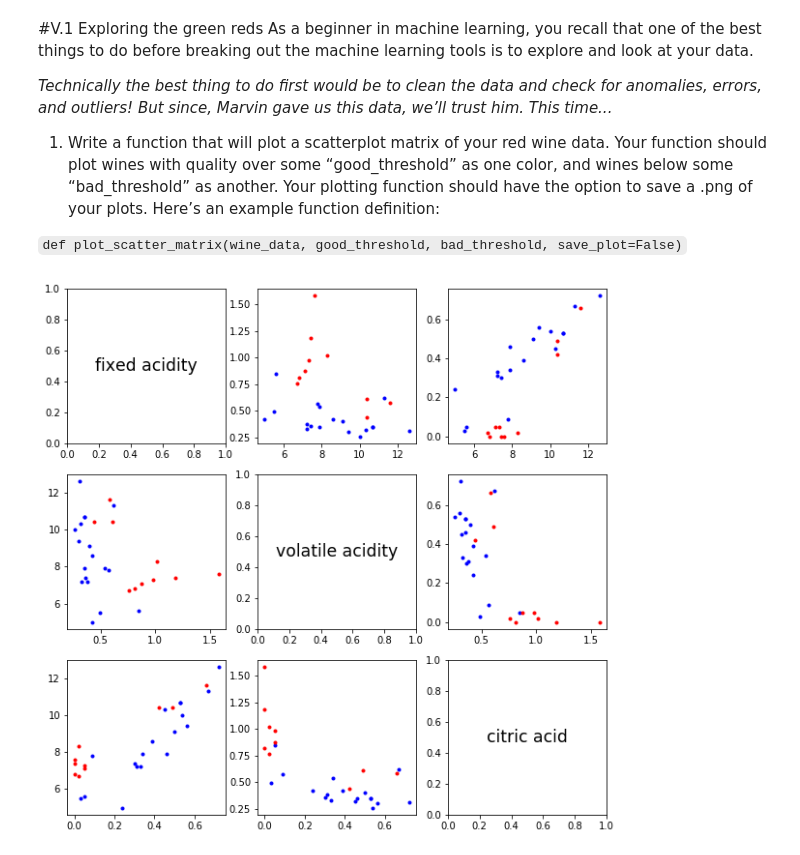
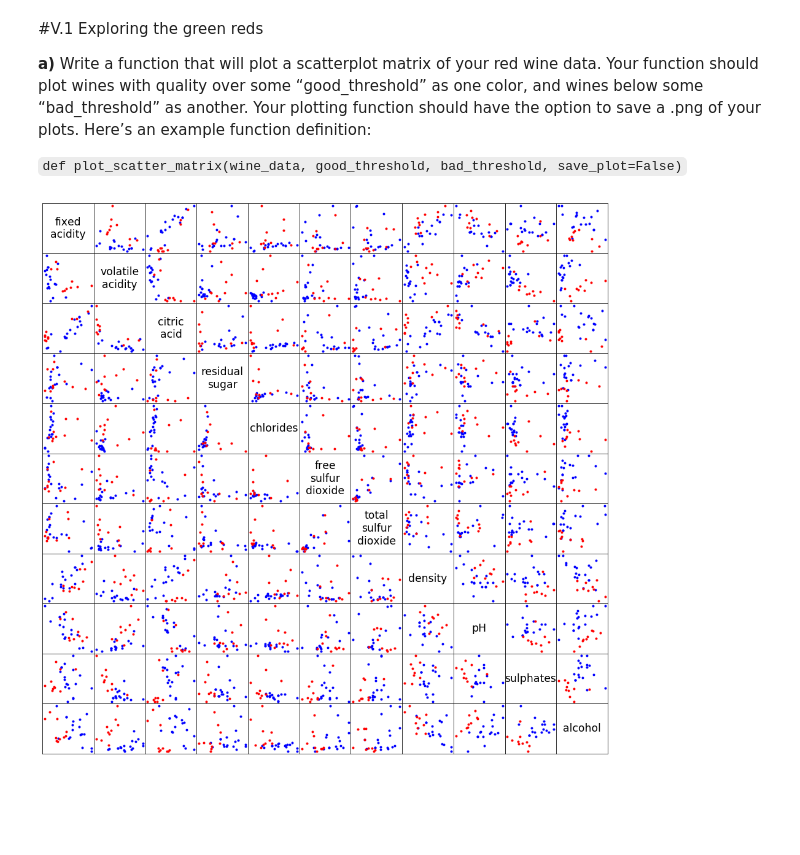
Before and after one commit to DamianDominoDavis/sommalier, a Jupyter notebook: sommalier.ipynb, the cells around one changed output. Drawn from its saved outputs; the diff is of its cells as text; code cells hidden in the pictures; blank space fills up the shorter version.

```diff
--- a/sommalier.ipynb
+++ b/sommalier.ipynb
@@ -2,14 +2,8 @@
 <a href="https://colab.research.google.com/github/DamianDominoDavis/sommalier/blob/master/sommalier.ipynb" target="_parent"><img src="https://colab.research.google.com/assets/colab-badge.svg" alt="Open In Colab"/></a>
 # %% [markdown]
 #V.1 Exploring the green reds
-As a beginner in machine learning, you recall that one of the best things to do before
-breaking out the machine learning tools is to explore and look at your data.
 
-*Technically the best thing to do first would be to clean the data and
-check for anomalies, errors, and outliers! But since, Marvin gave us
-this data, we’ll trust him. This time...*
-
-1. Write a function that will plot a scatterplot matrix of your red wine data. Your
+**a)** Write a function that will plot a scatterplot matrix of your red wine data. Your
 function should plot wines with quality over some “good_threshold” as one color,
 and wines below some “bad_threshold” as another. Your plotting function should
 have the option to save a .png of your plots. Here’s an example function definition:
@@ -18,30 +12,35 @@ have the option to save a .png of your plots. Here’s an example function defin
 # %%
 import matplotlib.pyplot as plt
 import numpy as np
 import pandas
 
 def plot_scatter_matrix(wine_data, good_threshold, bad_threshold, save_plot=False):
-    style_good = 'b.'
-    style_bad = 'r.'
-    txt_args = {'size':'xx-large', 'horizontalalignment':'center', 'verticalalignment':'center'}
+    wine_good = wine_data[wine_data.quality >= good_threshold]
+    wine_bad = wine_data[wine_data.quality <= bad_threshold]
+    dimens = tuple([x for x in wine_data][:-1])
+    style_good, style_bad = ('b.', 'r.')
+    txt_args = {'size': 'xx-large',
+                'horizontalalignment': 'center',
+                'verticalalignment': 'center'}
     fig = plt.figure(num=1)
-    ax = fig.subplots(3, 3)#, sharex='all', sharey='all')
-    fig.set_size_inches(10,10)
-    for row in range(0,3):
-        for col in range(0,3):
+    fig.subplots_adjust(wspace=0, hspace=0)
+    fig.set_size_inches(1.5*len(dimens), 1.5*len(dimens))
+    ax = fig.subplots(len(dimens), len(dimens))#, sharex='all', sharey='all')
+    for row in range(0, len(dimens)):
+        for col in range(0,len(dimens)):
+            ax[row,col].get_xaxis().set_visible(False)
+            ax[row,col].get_yaxis().set_visible(False)
             if row == col:
-                ax[row,col].text(0.5, 0.5, dimens[row], txt_args)
+                ax[row,col].text(0.5, 0.5, dimens[row].replace(' ', '\n'), txt_args)
             else:
-                ax[row,col].plot(dimens[row], dimens[col], style_good, data=wine_data[wine_data.quality >= good_threshold])
-                ax[row,col].plot(dimens[row], dimens[col], style_bad, data=wine_data[wine_data.quality <= bad_threshold])
+                ax[row,col].plot(dimens[row], dimens[col], style_good, data=wine_good)
+                ax[row,col].plot(dimens[row], dimens[col], style_bad, data=wine_bad)
     if save_plot is True:
         fig.savefig('wine_plot.png', dpi=100)
 
 
-
 url = 'https://raw.githubusercontent.com/DamianDominoDavis/sommalier/master/winequality-red.csv'
 csv = pandas.read_csv(url, sep=';')
-dimens = ('fixed acidity', 'volatile acidity', 'citric acid')
-plot_scatter_matrix(csv, 8, 3, False)
+plot_scatter_matrix(csv, 8, 3)
 # %% [output]
-[figure, old version]
+[figure, new version]
```
Also changed, not shown: parts of 3 cells of this notebook.
